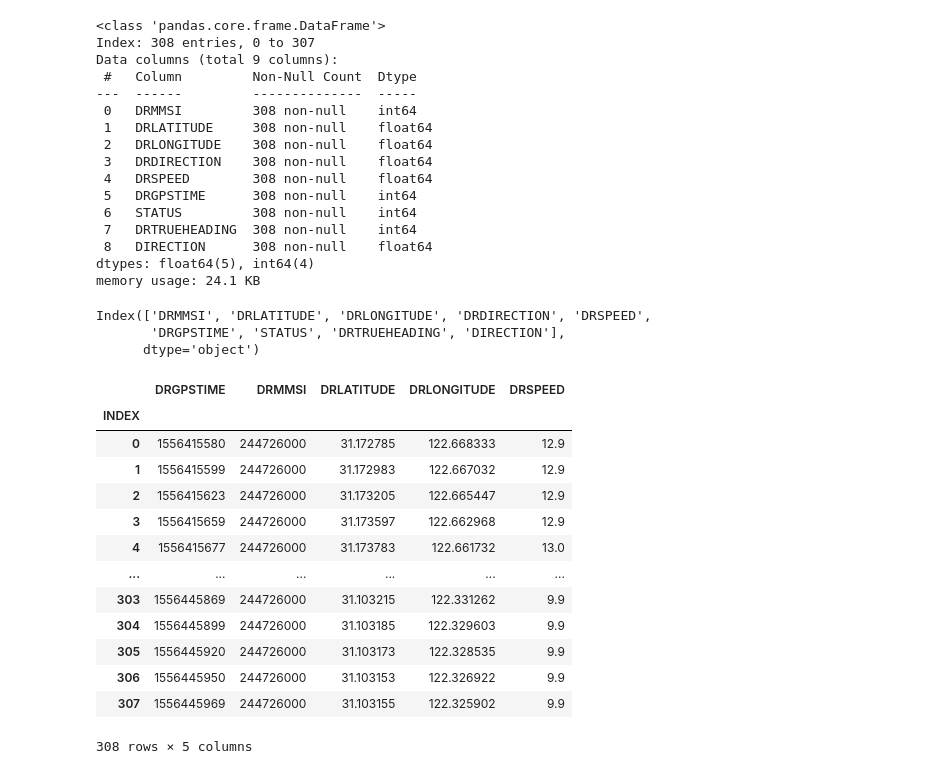
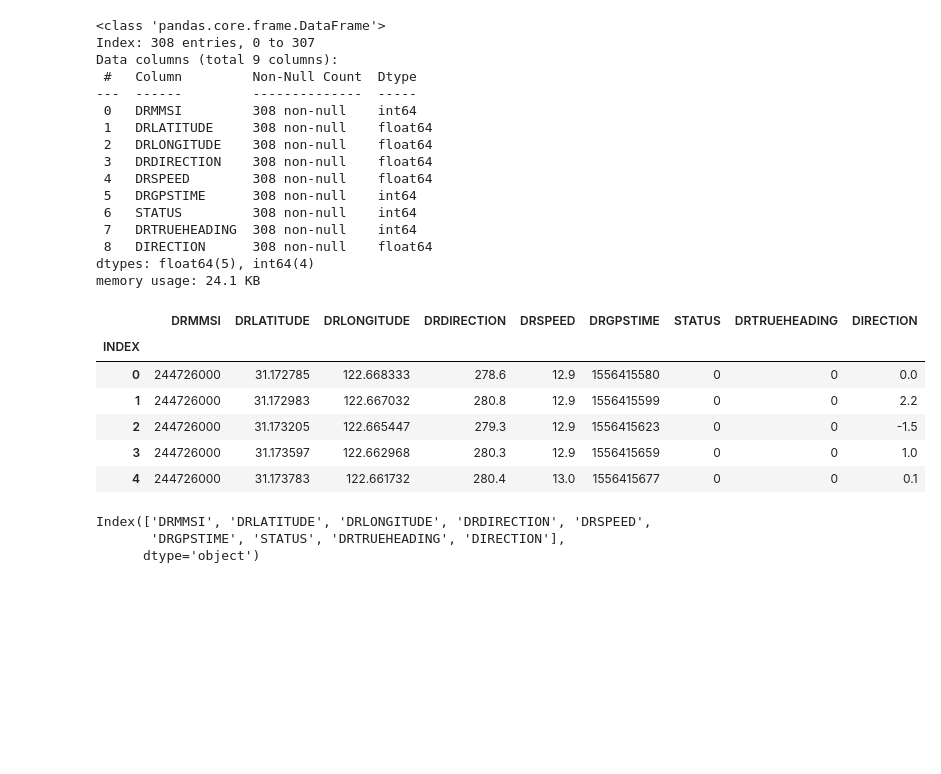
Before and after one commit to andyrids/mipo_trajectory, a Jupyter notebook: trackinsight.ipynb, the cells around one changed output. Drawn from its saved outputs; the diff is of its cells as text; code cells hidden in the pictures; blank space fills up the shorter version.

```diff
--- a/trackinsight.ipynb
+++ b/trackinsight.ipynb
@@ -39,6 +164,16 @@ Data columns (total 9 columns):
  8   DIRECTION      308 non-null    float64
 dtypes: float64(5), int64(4)
 memory usage: 24.1 KB
+# %%
+data.head(5)
+# %% [output]
+|  | DRMMSI | DRLATITUDE | DRLONGITUDE | DRDIRECTION | DRSPEED | DRGPSTIME | STATUS | DRTRUEHEADING | DIRECTION |
+| INDEX |  |  |  |  |  |  |  |  |  |
+| 0 | 244726000 | 31.172785 | 122.668333 | 278.6 | 12.9 | 1556415580 | 0 | 0 | 0.0 |
+| 1 | 244726000 | 31.172983 | 122.667032 | 280.8 | 12.9 | 1556415599 | 0 | 0 | 2.2 |
+| 2 | 244726000 | 31.173205 | 122.665447 | 279.3 | 12.9 | 1556415623 | 0 | 0 | -1.5 |
+| 3 | 244726000 | 31.173597 | 122.662968 | 280.3 | 12.9 | 1556415659 | 0 | 0 | 1.0 |
+| 4 | 244726000 | 31.173783 | 122.661732 | 280.4 | 13.0 | 1556415677 | 0 | 0 | 0.1 |
 # %%
 data.columns
 # %% [output]
@@ -47,20 +182,3 @@ Index(['DRMMSI', 'DRLATITUDE', 'DRLONGITUDE', 'DRDIRECTION', 'DRSPEED',
       dtype='object')
 # %%
 data = data.filter(["DRGPSTIME", "DRMMSI", "DRLATITUDE", "DRLONGITUDE", "DRSPEED"])
-# %%
-haversine_vector
-# %% [output]
-|  | DRGPSTIME | DRMMSI | DRLATITUDE | DRLONGITUDE | DRSPEED |
-| INDEX |  |  |  |  |  |
-| 0 | 1556415580 | 244726000 | 31.172785 | 122.668333 | 12.9 |
-| 1 | 1556415599 | 244726000 | 31.172983 | 122.667032 | 12.9 |
-| 2 | 1556415623 | 244726000 | 31.173205 | 122.665447 | 12.9 |
-| 3 | 1556415659 | 244726000 | 31.173597 | 122.662968 | 12.9 |
-| 4 | 1556415677 | 244726000 | 31.173783 | 122.661732 | 13.0 |
-| ... | ... | ... | ... | ... | ... |
-| 303 | 1556445869 | 244726000 | 31.103215 | 122.331262 | 9.9 |
-| 304 | 1556445899 | 244726000 | 31.103185 | 122.329603 | 9.9 |
-| 305 | 1556445920 | 244726000 | 31.103173 | 122.328535 | 9.9 |
-| 306 | 1556445950 | 244726000 | 31.103153 | 122.326922 | 9.9 |
-| 307 | 1556445969 | 244726000 | 31.103155 | 122.325902 | 9.9 |
-308 rows × 5 columns
```
Also changed, not shown: parts of 34 cells of this notebook.
